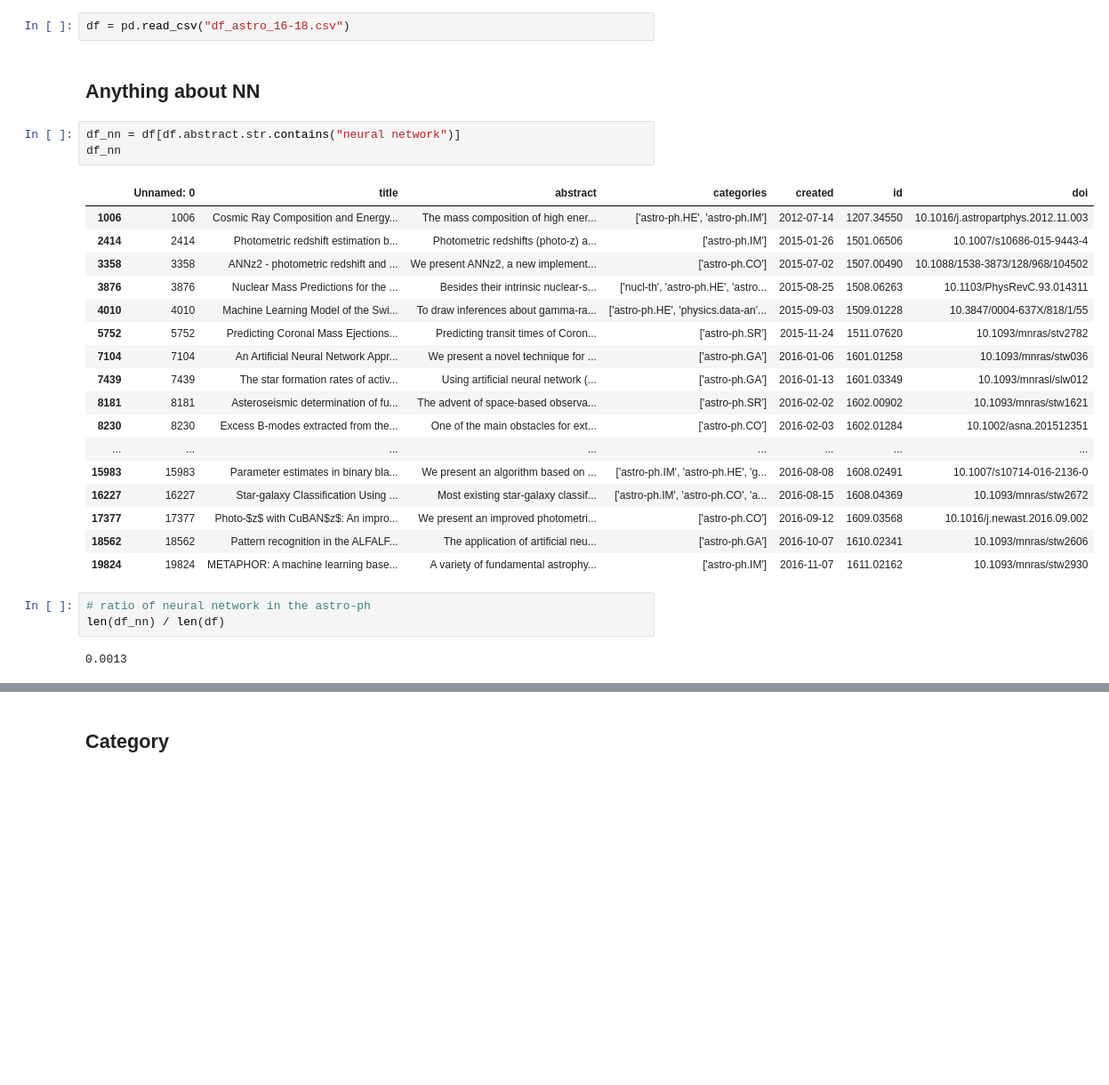
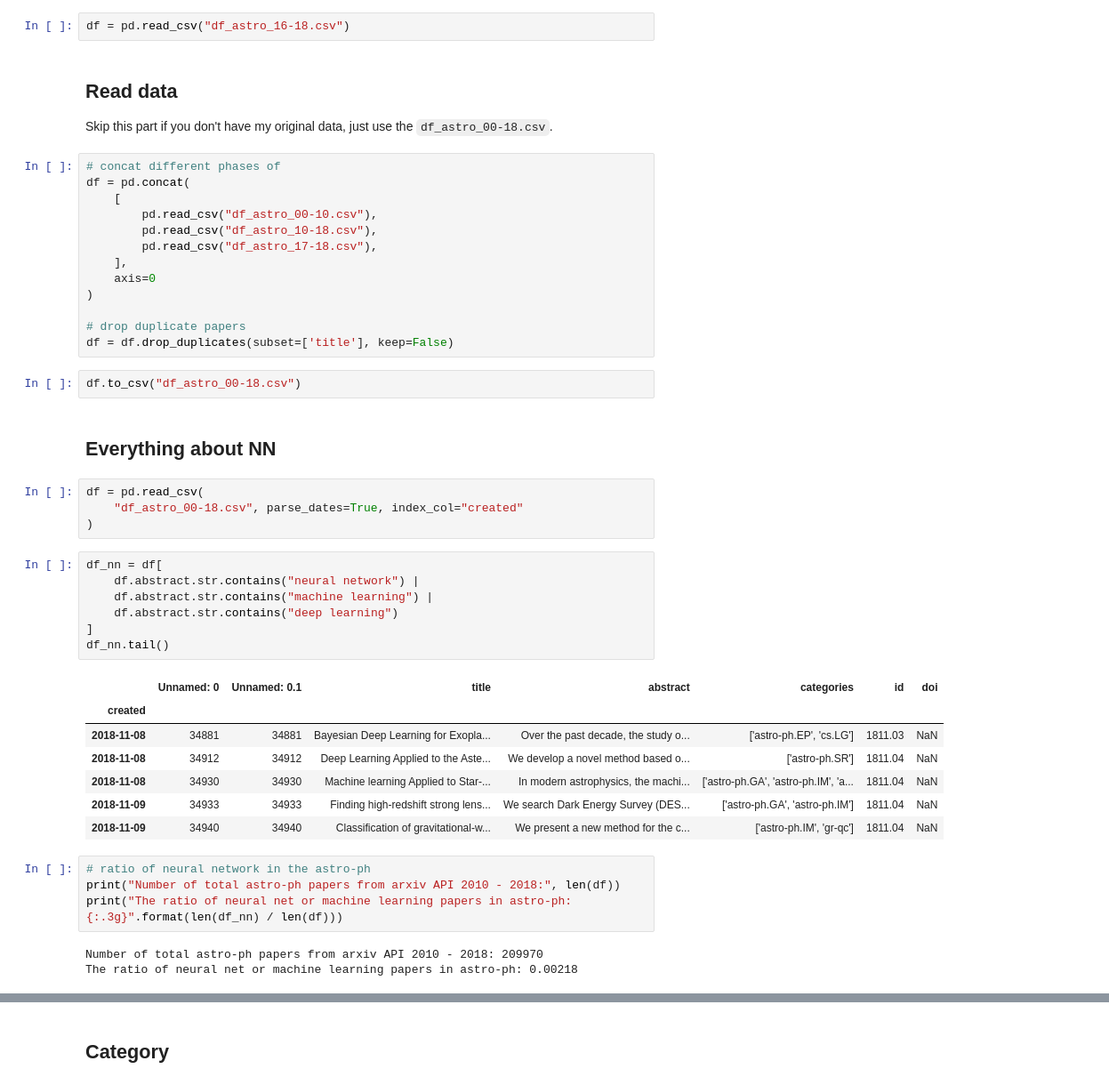
Before and after one commit to jibanCat/astro-ph-ml-topics, a Jupyter notebook: Arxiv_galaxy_NN.ipynb, the cells around one changed output, grey strips where cells are left out. Shown at 89% size. Cells and saved outputs as stored; diff of their text form; blank space fills up the shorter version.

```diff
--- a/Arxiv_galaxy_NN.ipynb
+++ b/Arxiv_galaxy_NN.ipynb
@@ -26,33 +32,52 @@ df = harvest(
 )
 # %%
 df = pd.read_csv("df_astro_16-18.csv")
+# %% [markdown]
+## Read data
+
+Skip this part if you don't have my original data, just use the `df_astro_00-18.csv`.
+# %%
+# concat different phases of
+df = pd.concat(
+    [
+        pd.read_csv("df_astro_00-10.csv"),
+        pd.read_csv("df_astro_10-18.csv"),
+        pd.read_csv("df_astro_17-18.csv"),
+    ],
+    axis=0
+)
+
+# drop duplicate papers
+df = df.drop_duplicates(subset=['title'], keep=False)
+# %%
+df.to_csv("df_astro_00-18.csv")
 # %% [markdown]
-## Anything about NN
+## Everything about NN
+# %%
+df = pd.read_csv(
+    "df_astro_00-18.csv", parse_dates=True, index_col="created"
+)
 # %%
-df_nn = df[df.abstract.str.contains("neural network")]
-df_nn
+df_nn = df[
+    df.abstract.str.contains("neural network") |
+    df.abstract.str.contains("machine learning") |
+    df.abstract.str.contains("deep learning")
+]
+df_nn.tail()
 # %% [output]
-|  | Unnamed: 0 | title | abstract | categories | created | id | doi |
-| 1006 | 1006 | Cosmic Ray Composition and Energy... | The mass composition of high ener... | ['astro-ph.HE', 'astro-ph.IM'] | 2012-07-14 | 1207.34550 | 10.1016/j.astropartphys.2012.11.003 |
-| 2414 | 2414 | Photometric redshift estimation b... | Photometric redshifts (photo-z) a... | ['astro-ph.IM'] | 2015-01-26 | 1501.06506 | 10.1007/s10686-015-9443-4 |
-| 3358 | 3358 | ANNz2 - photometric redshift and ... | We present ANNz2, a new implement... | ['astro-ph.CO'] | 2015-07-02 | 1507.00490 | 10.1088/1538-3873/128/968/104502 |
-| 3876 | 3876 | Nuclear Mass Predictions for the ... | Besides their intrinsic nuclear-s... | ['nucl-th', 'astro-ph.HE', 'astro... | 2015-08-25 | 1508.06263 | 10.1103/PhysRevC.93.014311 |
-| 4010 | 4010 | Machine Learning Model of the Swi... | To draw inferences about gamma-ra... | ['astro-ph.HE', 'physics.data-an'... | 2015-09-03 | 1509.01228 | 10.3847/0004-637X/818/1/55 |
-| 5752 | 5752 | Predicting Coronal Mass Ejections... | Predicting transit times of Coron... | ['astro-ph.SR'] | 2015-11-24 | 1511.07620 | 10.1093/mnras/stv2782 |
-| 7104 | 7104 | An Artificial Neural Network Appr... | We present a novel technique for ... | ['astro-ph.GA'] | 2016-01-06 | 1601.01258 | 10.1093/mnras/stw036 |
-| 7439 | 7439 | The star formation rates of activ... | Using artificial neural network (... | ['astro-ph.GA'] | 2016-01-13 | 1601.03349 | 10.1093/mnrasl/slw012 |
-| 8181 | 8181 | Asteroseismic determination of fu... | The advent of space-based observa... | ['astro-ph.SR'] | 2016-02-02 | 1602.00902 | 10.1093/mnras/stw1621 |
-| 8230 | 8230 | Excess B-modes extracted from the... | One of the main obstacles for ext... | ['astro-ph.CO'] | 2016-02-03 | 1602.01284 | 10.1002/asna.201512351 |
-| ... | ... | ... | ... | ... | ... | ... | ... |
-| 15983 | 15983 | Parameter estimates in binary bla... | We present an algorithm based on ... | ['astro-ph.IM', 'astro-ph.HE', 'g... | 2016-08-08 | 1608.02491 | 10.1007/s10714-016-2136-0 |
-| 16227 | 16227 | Star-galaxy Classification Using ... | Most existing star-galaxy classif... | ['astro-ph.IM', 'astro-ph.CO', 'a... | 2016-08-15 | 1608.04369 | 10.1093/mnras/stw2672 |
-| 17377 | 17377 | Photo-$z$ with CuBAN$z$: An impro... | We present an improved photometri... | ['astro-ph.CO'] | 2016-09-12 | 1609.03568 | 10.1016/j.newast.2016.09.002 |
-| 18562 | 18562 | Pattern recognition in the ALFALF... | The application of artificial neu... | ['astro-ph.GA'] | 2016-10-07 | 1610.02341 | 10.1093/mnras/stw2606 |
-| 19824 | 19824 | METAPHOR: A machine learning base... | A variety of fundamental astrophy... | ['astro-ph.IM'] | 2016-11-07 | 1611.02162 | 10.1093/mnras/stw2930 |
+|  | Unnamed: 0 | Unnamed: 0.1 | title | abstract | categories | id | doi |
+| created |  |  |  |  |  |  |  |
+| 2018-11-08 | 34881 | 34881 | Bayesian Deep Learning for Exopla... | Over the past decade, the study o... | ['astro-ph.EP', 'cs.LG'] | 1811.03 | NaN |
+| 2018-11-08 | 34912 | 34912 | Deep Learning Applied to the Aste... | We develop a novel method based o... | ['astro-ph.SR'] | 1811.04 | NaN |
+| 2018-11-08 | 34930 | 34930 | Machine learning Applied to Star-... | In modern astrophysics, the machi... | ['astro-ph.GA', 'astro-ph.IM', 'a... | 1811.04 | NaN |
+| 2018-11-09 | 34933 | 34933 | Finding high-redshift strong lens... | We search Dark Energy Survey (DES... | ['astro-ph.GA', 'astro-ph.IM'] | 1811.04 | NaN |
+| 2018-11-09 | 34940 | 34940 | Classification of gravitational-w... | We present a new method for the c... | ['astro-ph.IM', 'gr-qc'] | 1811.04 | NaN |
 # %%
 # ratio of neural network in the astro-ph
-len(df_nn) / len(df)
+print("Number of total astro-ph papers from arxiv API 2010 - 2018:", len(df))
+print("The ratio of neural net or machine learning papers in astro-ph: {:.3g}".format(len(df_nn) / len(df)))
 # %% [output]
-0.0013
+Number of total astro-ph papers from arxiv API 2010 - 2018: 209970
+The ratio of neural net or machine learning papers in astro-ph: 0.00218
 # %%
 # How many of them are about galaxy
```
Also changed, not shown: parts of 20 cells of this notebook.
